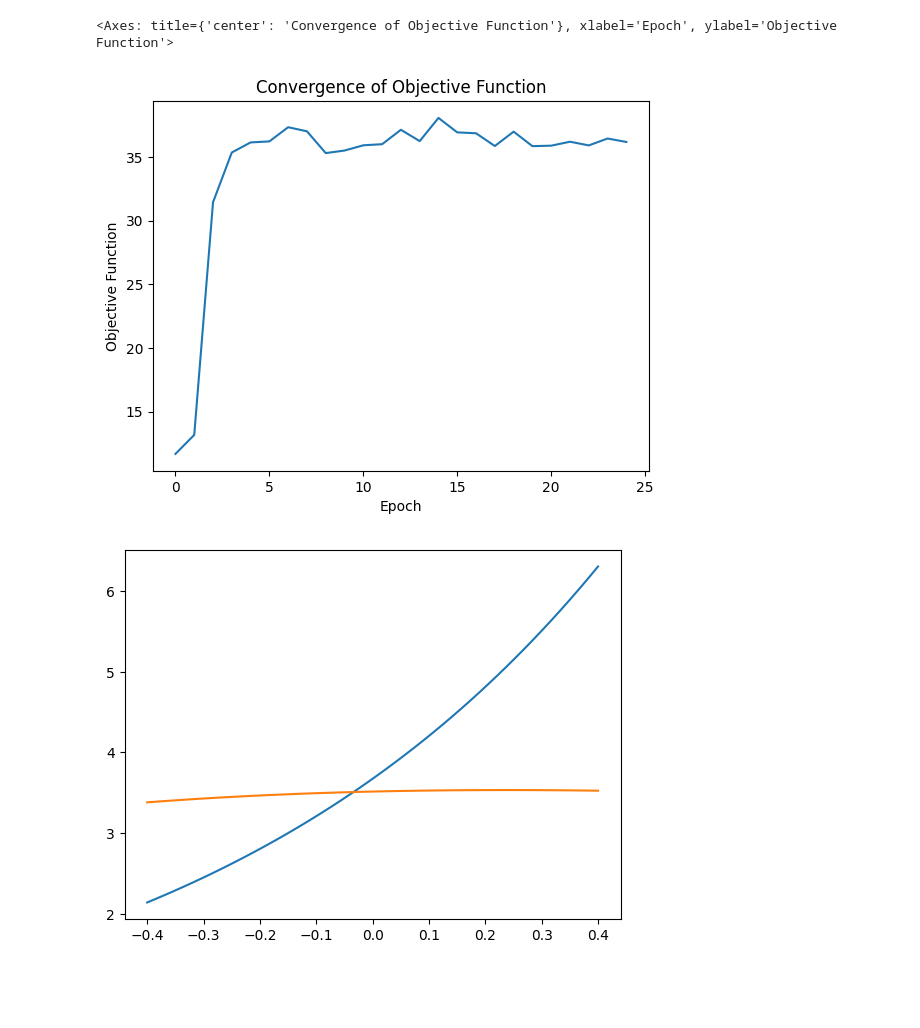
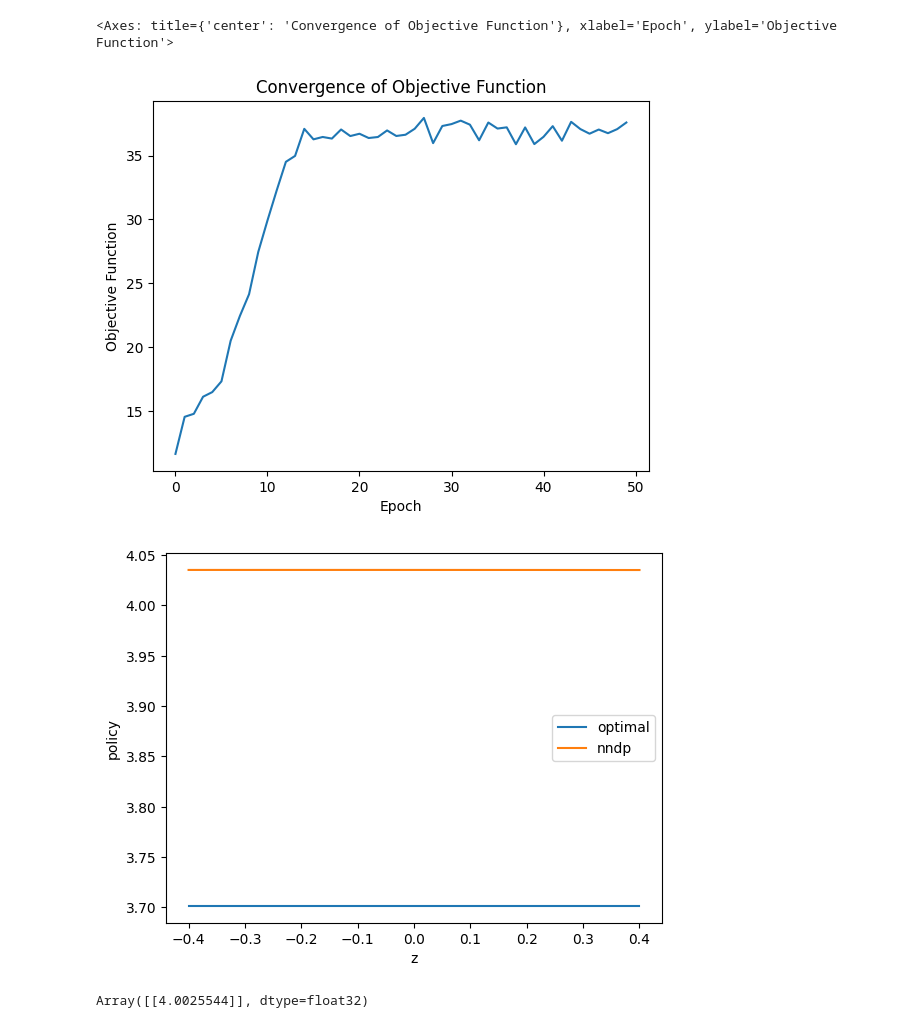
Before and after one commit to marcdelabarrera/nndp, a Jupyter notebook: docs/source/notebooks/firm_dynamics/main.ipynb, the cells around one changed output. Drawn from its saved outputs; the diff is of its cells as text; code cells hidden in the pictures; blank space fills up the shorter version.

```diff
--- a/docs/source/notebooks/firm_dynamics/main.ipynb
+++ b/docs/source/notebooks/firm_dynamics/main.ipynb
@@ -22,6 +22,14 @@ params, nn = nndp.initialize_deep_nn(subkey,
                                 hidden_layers = 5,
                                 hidden_activation = jax.nn.tanh,
                                 output_activation = [jax.nn.relu])
+
+
+def normalize_params(params:dict)->dict:
+    for layer in params.keys():
+        params[layer]['w'] = params[layer]['w'] / jnp.sqrt(params[layer]['w'].shape[0])
+    return params
+
+params = normalize_params(params)
 # %%
 key, subkey = jax.random.split(key)
 
@@ -35,7 +43,7 @@ params,result = nndp.core.train(key = subkey,
                T = T,
                N_simul = 100,
                batch_size = 100,
-               epochs = 25,
+               epochs = 50,
                optimizer = optax.adam(1e-3)
                )
 # %% [output]
@@ -44,14 +53,20 @@ Objective value on training iteration 24 out of 25: 36.181652069091894
 result.plot_convergence()
 # %% [output]
 <Axes: title={'center': 'Convergence of Objective Function'}, xlabel='Epoch', ylabel='Objective Function'>
-[figure, old version]
+[figure, new version]
 # %%
-from model import delta, r, alpha, rho_z, sigma_z
 z = jnp.linspace(-0.4,0.4)
-state = jnp.column_stack([jnp.zeros_like(z), z, jnp.ones_like(z)])
+k = 1
+state = jnp.column_stack([jnp.zeros_like(z), z, jnp.ones_like(z)*k])
 fig, ax = plt.subplots()
-ax.plot(z, ((delta+r)/(alpha*jnp.exp(rho_z*z+1/2*sigma_z**2)))**(1/(alpha-1)))
-ax.plot(z, policy(state, params, nn))
+ax.plot(z, k_star(z), label='optimal')
+ax.plot(z, policy(state, params, nn), label='nndp')
+ax.set(xlabel='z',ylabel='policy')
+ax.legend()
 fig.show()
 # %% [output]
-[figure, old version]
+[figure, new version]
+# %%
+policy(jnp.array([10,-1,10]), params, nn)
+# %% [output]
+Array([[4.0025544]], dtype=float32)
```
Also changed, not shown: parts of 2 cells of this notebook, 4 other files.
